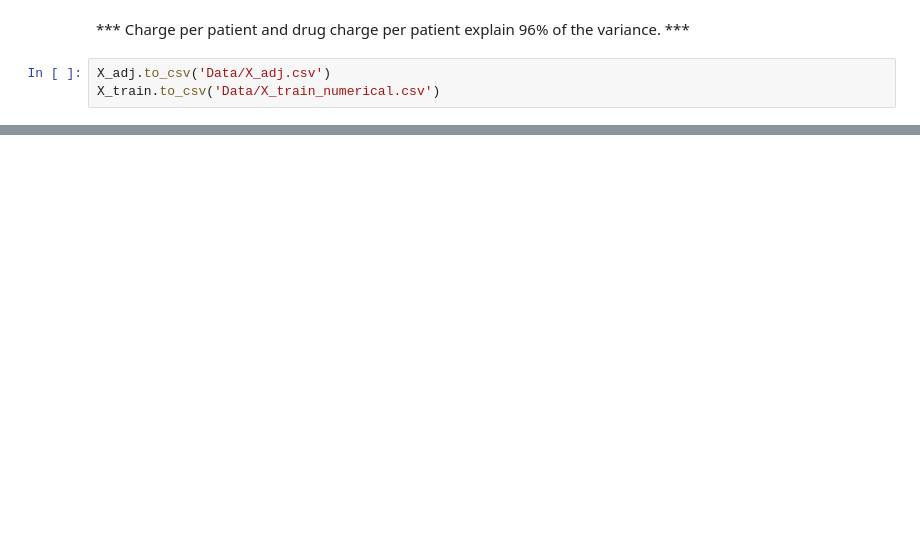
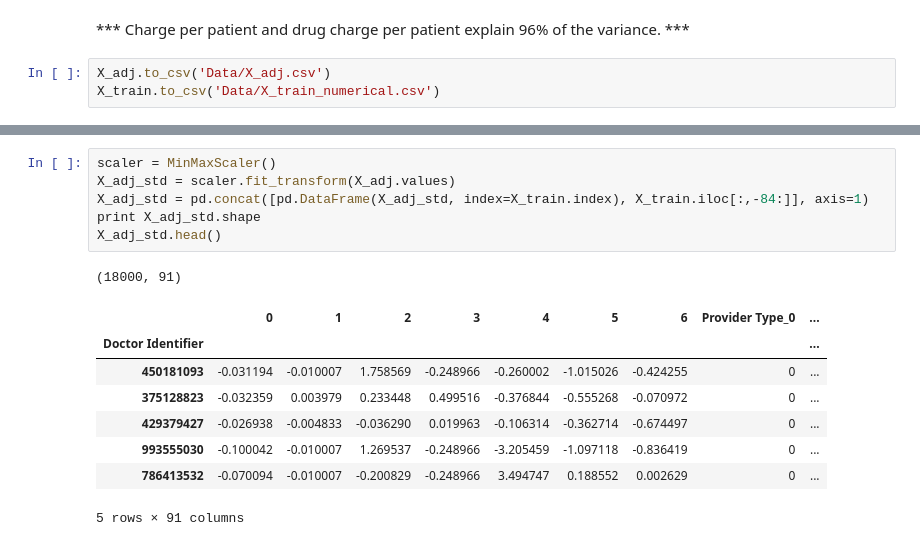
Before and after one commit to AJaafer/Physician_Risk, a Jupyter notebook: Physician_Risk.ipynb, the cells around one changed output, grey strips where cells are left out. Saved outputs shown, nothing was run; the diff lists cells and outputs as text; blank space fills up the shorter version.

```diff
--- a/Physician_Risk.ipynb
+++ b/Physician_Risk.ipynb
@@ -152,0 +178,16 @@ X_train.to_csv('Data/X_train_numerical.csv')
+# %%
+scaler = MinMaxScaler()
+X_adj_std = scaler.fit_transform(X_adj.values)
+X_adj_std = pd.concat([pd.DataFrame(X_adj_std, index=X_train.index), X_train.iloc[:,-84:]], axis=1)
+print X_adj_std.shape
+X_adj_std.head()
+# %% [output]
+(18000, 91)
+|  | 0 | 1 | 2 | 3 | 4 | 5 | 6 | Provider Type_0 | ... |
+| Doctor Identifier |  |  |  |  |  |  |  |  | ... |
+| 450181093 | -0.031194 | -0.010007 | 1.758569 | -0.248966 | -0.260002 | -1.015026 | -0.424255 | 0 | ... |
+| 375128823 | -0.032359 | 0.003979 | 0.233448 | 0.499516 | -0.376844 | -0.555268 | -0.070972 | 0 | ... |
+| 429379427 | -0.026938 | -0.004833 | -0.036290 | 0.019963 | -0.106314 | -0.362714 | -0.674497 | 0 | ... |
+| 993555030 | -0.100042 | -0.010007 | 1.269537 | -0.248966 | -3.205459 | -1.097118 | -0.836419 | 0 | ... |
+| 786413532 | -0.070094 | -0.010007 | -0.200829 | -0.248966 | 3.494747 | 0.188552 | 0.002629 | 0 | ... |
+5 rows × 91 columns
```
Also changed, not shown: parts of 22 cells of this notebook, 3 other files.
